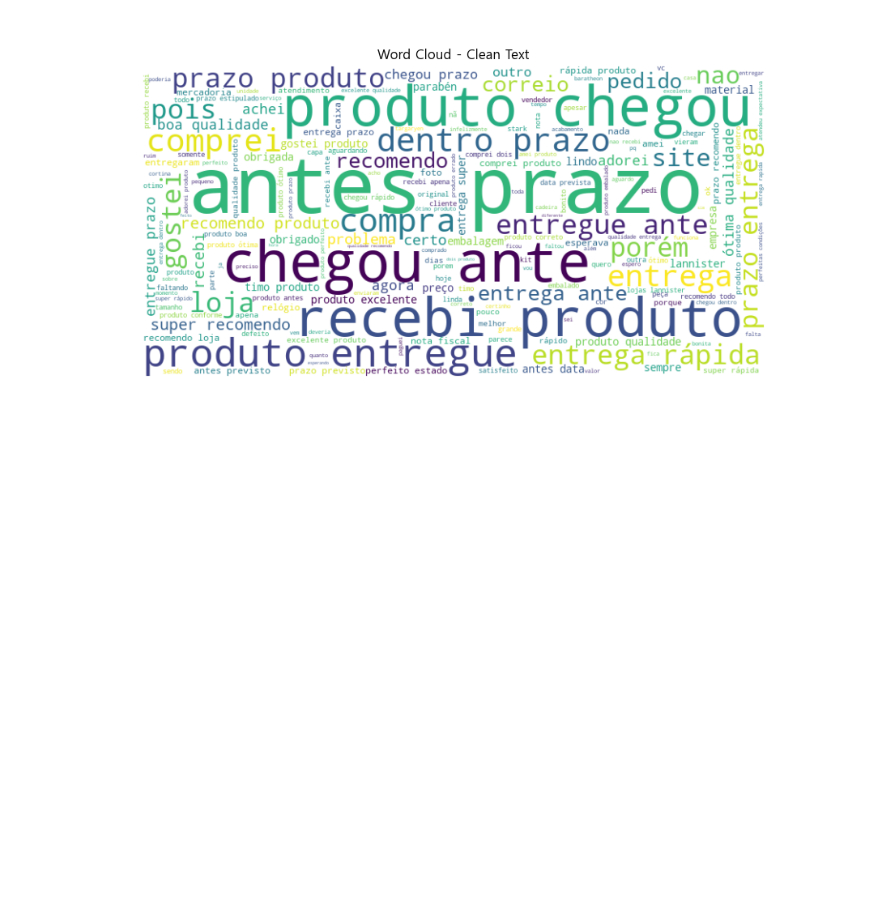
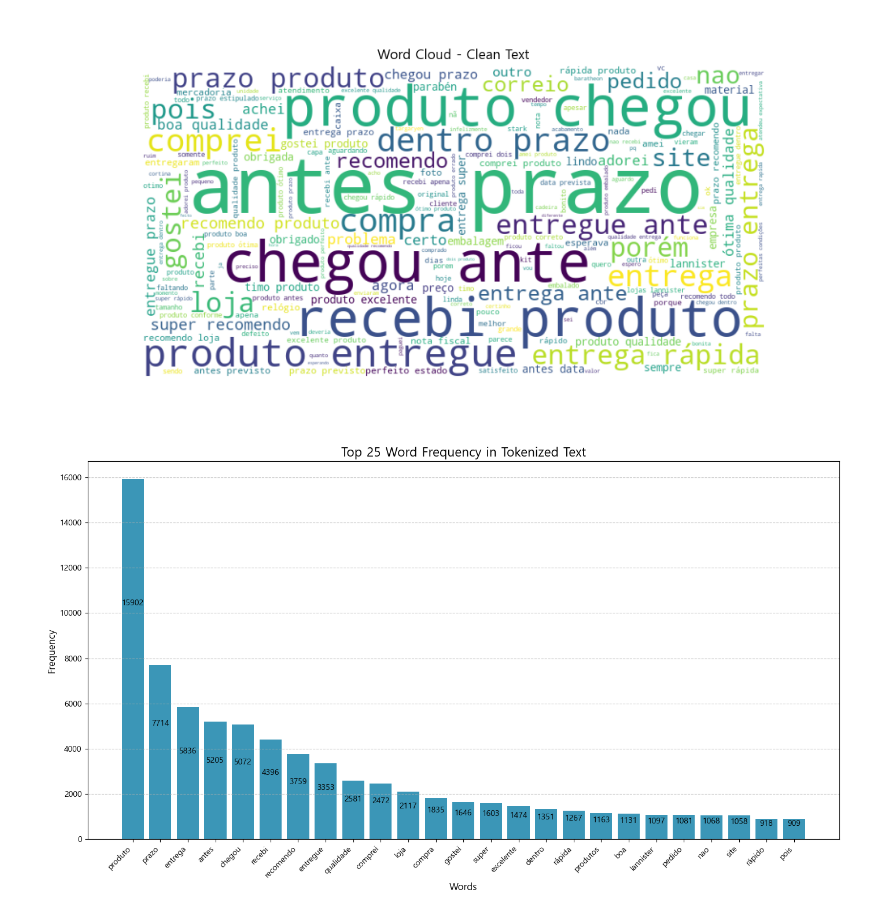
Before and after one commit to hhayan/project_olist_ecommerce, a Jupyter notebook: review.ipynb, the cells around one changed output. Saved outputs shown, nothing was run; the diff lists cells and outputs as text; code cells hidden in the pictures; blank space fills up the shorter version.

```diff
--- a/review.ipynb
+++ b/review.ipynb
@@ -317,3 +317,40 @@ plt.axis("off")  # Remove the axes
 plt.show()
 # %% [output]
 [figure]
+# %%
+#EDA
+# Function to get top N tokens or n-grams
+def get_top_tokens(clean_NLP, token_column='review_comment_message_tokens', top_n=50):
+    all_tokens = [token for tokens in clean_NLP[token_column] for token in tokens]
+    token_counts = Counter(all_tokens)
+    return token_counts.most_common(top_n)
+
+# Function to create a DataFrame from frequency counts
+def create_frequency_df(counter, columns=['Word', 'Frequency']):
+    return pd.DataFrame(counter.items(), columns=columns)
+
+# General plotting function for bar charts
+def plot_top_frequencies(clean_NLP, title, xlabel, column_name):
+    plt.figure(figsize=(14, 8))
+    bars = plt.bar(clean_NLP[column_name], clean_NLP['Frequency'], color='#3b96b7')
+
+    # Add labels
+    for bar in bars:
+        plt.text(bar.get_x() + bar.get_width() / 2., bar.get_height() - max(5, bar.get_height() * 0.35),
+                 f'{int(bar.get_height())}', ha='center', color='black', fontsize=10)
+
+    # Customize and show plot
+    plt.xlabel(xlabel, fontsize=12)
+    plt.ylabel('Frequency', fontsize=12)
+    plt.title(title, fontsize=16)
+    plt.xticks(rotation=45, ha='right')
+    plt.grid(True, axis='y', linestyle='--', alpha=0.7)
+    plt.tight_layout()
+    plt.show()
+
+# Get top tokens and plot
+top_50_tokens = get_top_tokens(clean_NLP, 'review_comment_message_tokens', 50)
+top_50_tokens_df = create_frequency_df(dict(top_50_tokens))
+plot_top_frequencies(top_50_tokens_df.head(25), 'Top 25 Word Frequency in Tokenized Text', 'Words', 'Word')
+# %% [output]
+[figure, added]
```
Also changed, not shown: parts of 3 cells of this notebook.
